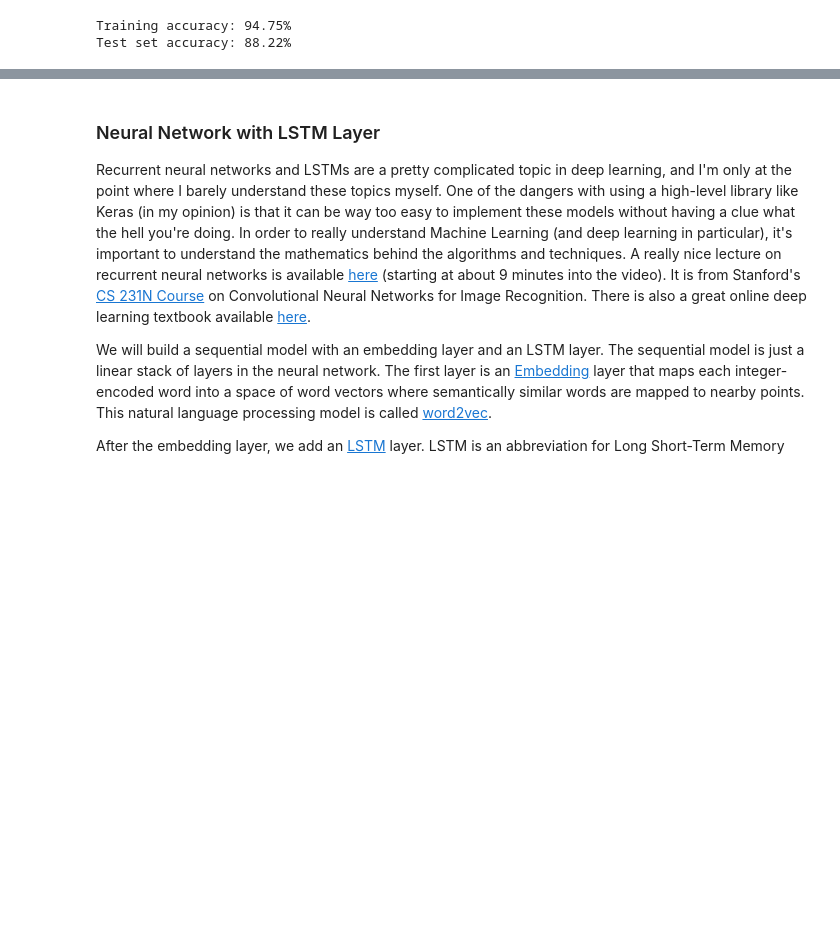
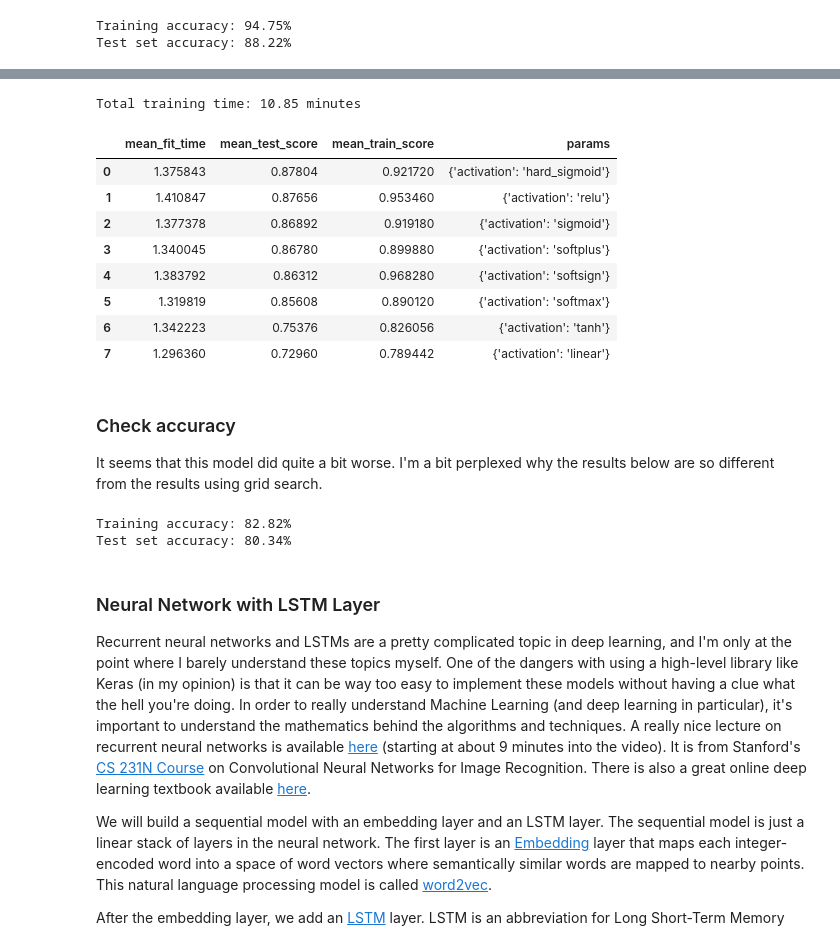
Before and after one commit to marty-vanhoof/IMdb_Movie_Review_Classifier, a Jupyter notebook: classifying_reviews_with_keras.ipynb, the cells around one changed output, grey strips where cells are left out. Cells and saved outputs as stored; diff of their text form; code cells hidden in the pictures; blank space fills up the shorter version.

Commit message:
Tune activation function

```diff
--- a/classifying_reviews_with_keras.ipynb
+++ b/classifying_reviews_with_keras.ipynb
@@ -358,3 +370,25 @@ Test set accuracy: 88.22%
+# %%
+display_results('imdb_results/grid_activation_results.csv')
+# %% [output]
+Total training time: 10.85 minutes
+|  | mean_fit_time | mean_test_score | mean_train_score | params |
+| 0 | 1.375843 | 0.87804 | 0.921720 | {'activation': 'hard_sigmoid'} |
+| 1 | 1.410847 | 0.87656 | 0.953460 | {'activation': 'relu'} |
+| 2 | 1.377378 | 0.86892 | 0.919180 | {'activation': 'sigmoid'} |
+| 3 | 1.340045 | 0.86780 | 0.899880 | {'activation': 'softplus'} |
+| 4 | 1.383792 | 0.86312 | 0.968280 | {'activation': 'softsign'} |
+| 5 | 1.319819 | 0.85608 | 0.890120 | {'activation': 'softmax'} |
+| 6 | 1.342223 | 0.75376 | 0.826056 | {'activation': 'tanh'} |
+| 7 | 1.296360 | 0.72960 | 0.789442 | {'activation': 'linear'} |
+# %% [markdown]
+### Check accuracy
+
+It seems that this model did quite a bit worse.  I'm a bit perplexed why the results below are so different from the results using grid search.
+# %%
+check_model('imdb_results/imdb_activation_best.hdf5')
+# %% [output]
+Training accuracy: 82.82%
+Test set accuracy: 80.34%
 # %% [markdown]
 ### Neural Network with LSTM Layer
 
```
Also changed, not shown: parts of 5 cells of this notebook.
